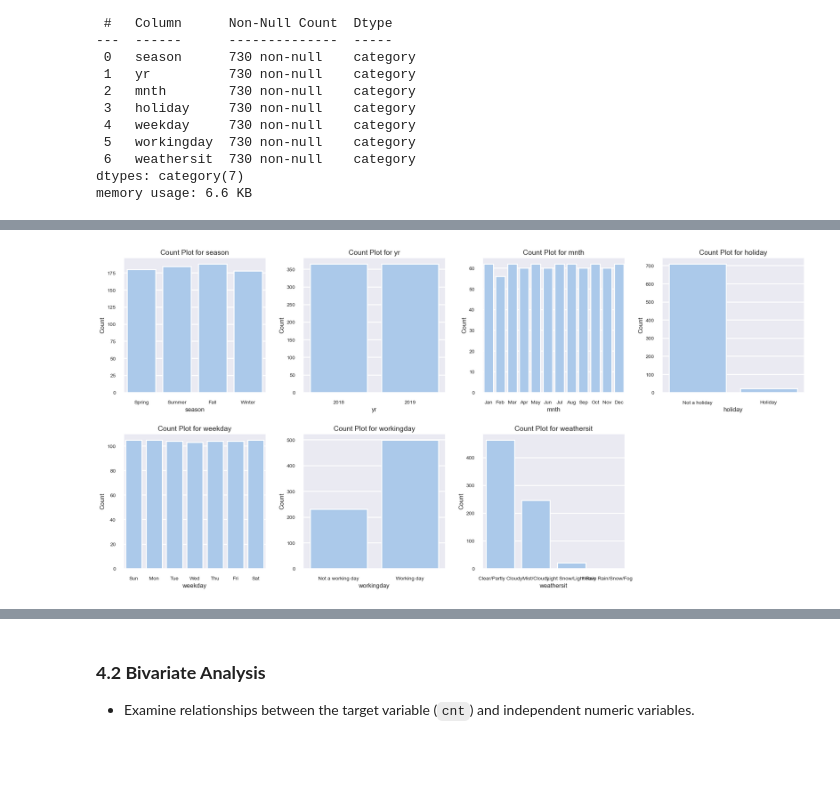
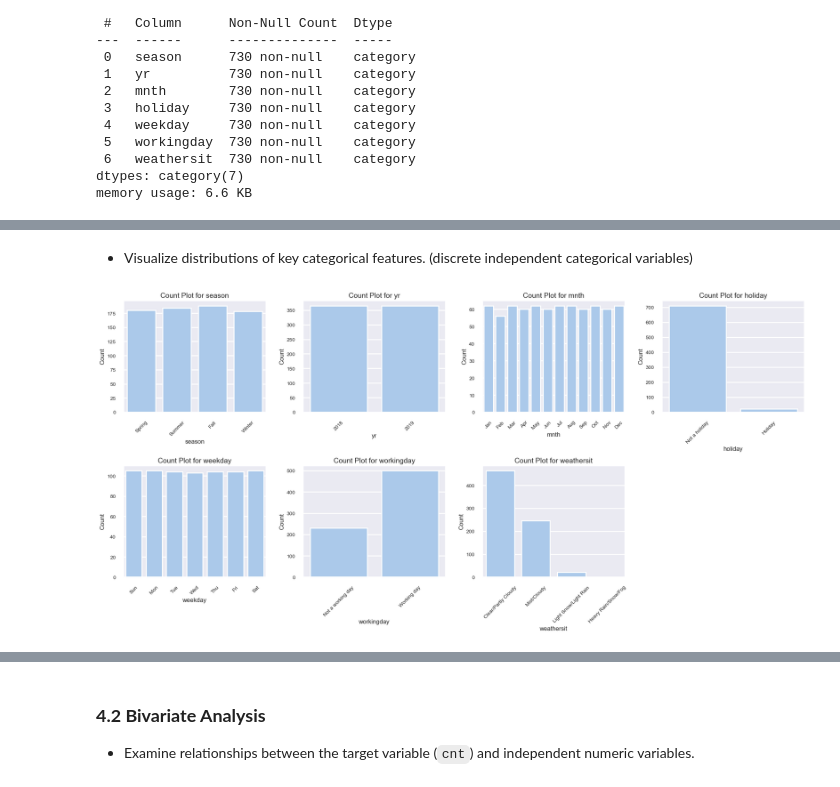
Before and after one commit to uvarajthulasiram/BikeSharingAssignment, a Jupyter notebook: LinearRegression.ipynb, the cells around one changed output, grey strips where cells are left out. Cells and saved outputs as stored; diff of their text form; code cells hidden in the pictures; blank space fills up the shorter version.

```diff
--- a/LinearRegression.ipynb
+++ b/LinearRegression.ipynb
@@ -235,0 +246,24 @@ memory usage: 6.6 KB
+# %%
+fig, axes = plt.subplots(1, 3, figsize=(18, 5))
+axes = axes.flatten()
+
+plots = [
+    lambda ax: sns.histplot(data=df, x='cnt', bins=30, kde=True, ax=ax).set_title('Histogram with KDE'),
+    lambda ax: sns.kdeplot(data=df, x='cnt', shade=True, ax=ax).set_title('KDE Plot'),
+    lambda ax: sns.boxplot(data=df, x='cnt', ax=ax).set_title('Boxplot')
+]
+
+for i, plot in enumerate(plots):
+    axes[i].tick_params(axis='x', rotation=45)
+    plot(axes[i])
+
+for j in range(len(plots), len(axes)):
+    axes[j].set_visible(False)
+
+plt.tight_layout()
+plt.show()
+
+# Quick observation
+#-------------------
+# 1. Looking into the KDE plot the target variable 'cnt' is normally distributed.
+#-------------------
@@ -236,19 +272,26 @@ memory usage: 6.6 KB
+# %% [markdown]
+- Visualize distributions of key categorical features. (discrete independent categorical variables)
 # %%
 cat_rows = (len(cat_columns) + 3) // 4
 fig, axes = plt.subplots(cat_rows, 4, figsize=(20, 5 * cat_rows))
 axes = axes.flatten()
 
 for i, col in enumerate(cat_columns):
     sns.countplot(data=df, x=col, ax=axes[i])
     axes[i].set_title(f'Count Plot for {col}')
     axes[i].set_xlabel(col)
     axes[i].set_ylabel('Count')
+    axes[i].tick_params(axis='x', rotation=45)
 
 for i in range(len(cat_columns), len(axes)):
     axes[i].set_visible(False)
 
-plt.xticks(rotation=45)
 plt.tight_layout()
 plt.show()
+
+# Quick observation
+#-------------------
+# 1. Independent variables ['holiday', 'workingday', 'weathersit'] has visible impact on the data
+#-------------------
 # %% [output]
-[figure, old version]
+[figure, new version]
```
Also changed, not shown: parts of 22 cells of this notebook.
